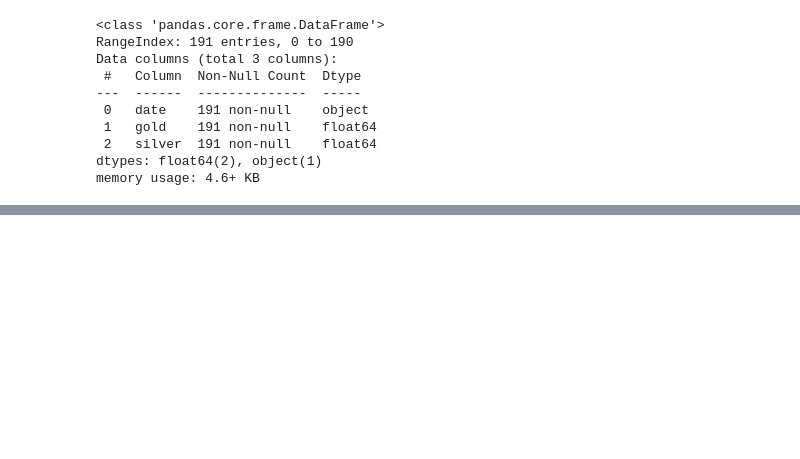
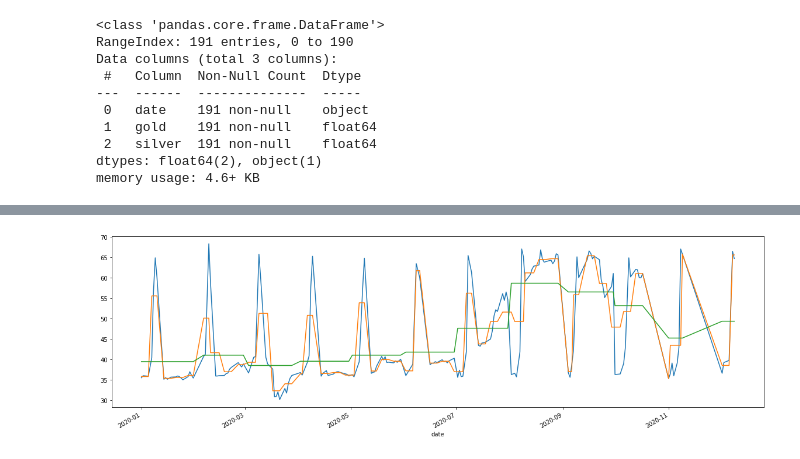
Before and after one commit to ilyinss/cbr_metall_analytics, a Jupyter notebook: decomp.ipynb, the cells around one changed output, grey strips where cells are left out. Drawn from its saved outputs; the diff is of its cells as text; code cells hidden in the pictures; blank space fills up the shorter version.

```diff
--- a/decomp.ipynb
+++ b/decomp.ipynb
@@ -61,0 +117,4 @@ df.head()
+# %%
+df.index = df['date']
+df.drop('date',axis = 1, inplace = True)
+df.head(50)
@@ -61,0 +146,3 @@ df.head()
+# %%
+for i in df.columns:
+    print(i)
@@ -61,0 +158,11 @@ df.head()
+# %%
+silver_list = ['silver', 'mean_per_week_silver', 'mean_per_month_silver']
+gold_list = ['gold', 'mean_per_week_gold', 'mean_per_month_gold']
+# %%
+def plot_for_list(metall_list):
+    for i in metall_list:
+        df[i].plot(figsize=(20,6))
+# %%
+plot_for_list(silver_list)
+# %% [output]
+[figure, added]
```
Also changed, not shown: parts of 12 cells of this notebook, 2 other files.
